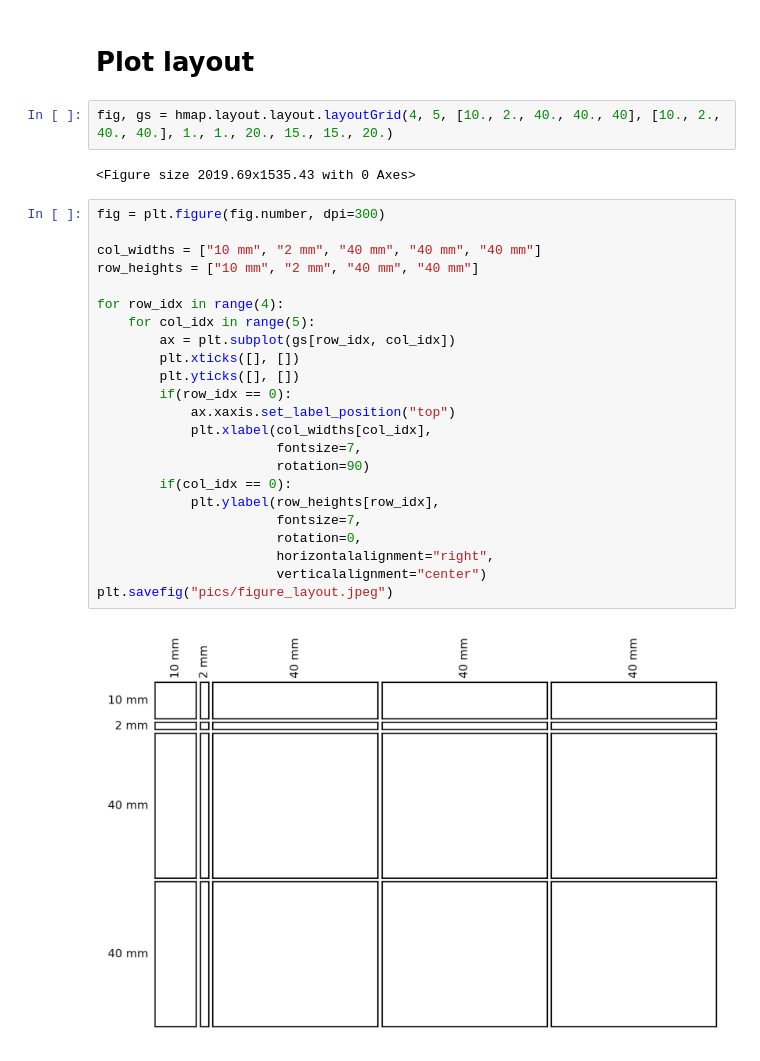
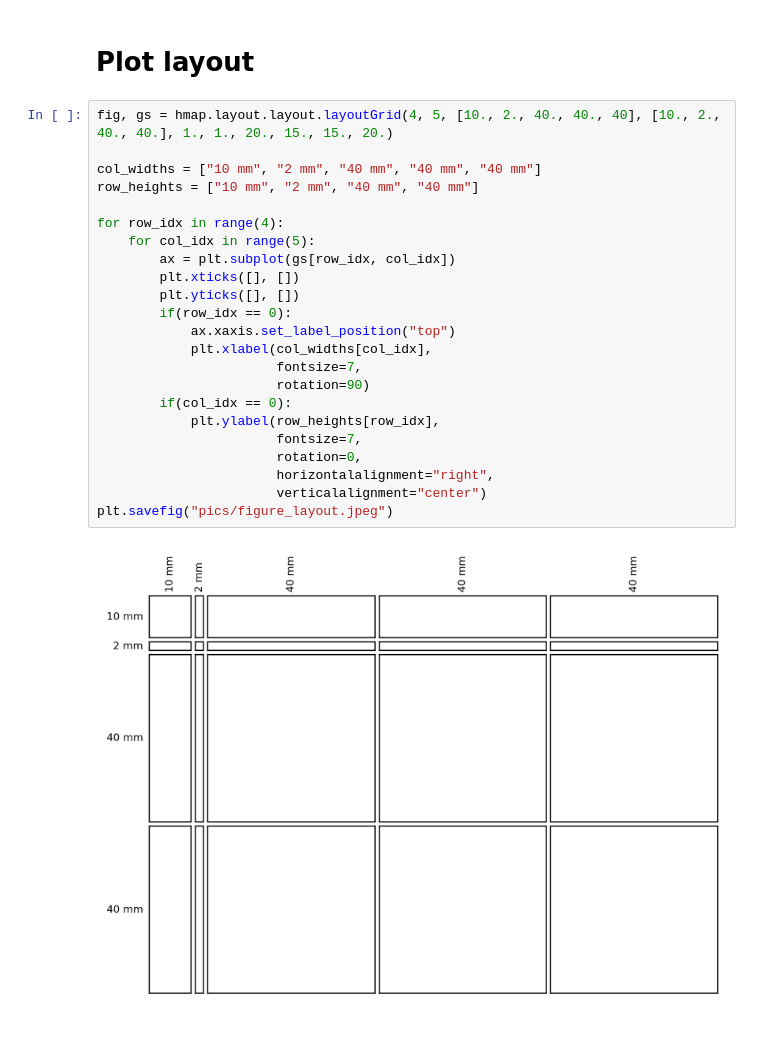
Before and after one commit to HiDiHlabs/hmap, a Jupyter notebook: jupyter_notebooks/hmap_example.ipynb, the cells around one changed output. Cells and saved outputs as stored; diff of their text form.

Commit message:
Adaptations in hmap_example.ipynb

```diff
--- a/jupyter_notebooks/hmap_example.ipynb
+++ b/jupyter_notebooks/hmap_example.ipynb
@@ -296,32 +296,28 @@ The inverse_transformed function was deprecated in Matplotlib 3.3 and will be re
 [figure]
 # %% [markdown]
 # Plot layout
-# %%
-fig, gs = hmap.layout.layout.layoutGrid(4, 5, [10., 2., 40., 40., 40], [10., 2., 40., 40.], 1., 1., 20., 15., 15., 20.)
-# %% [output]
-<Figure size 2019.69x1535.43 with 0 Axes>
 # %%
-fig = plt.figure(fig.number, dpi=300)
+fig, gs = hmap.layout.layout.layoutGrid(4, 5, [10., 2., 40., 40., 40], [10., 2., 40., 40.], 1., 1., 20., 15., 15., 20.)
 
 col_widths = ["10 mm", "2 mm", "40 mm", "40 mm", "40 mm"]
 row_heights = ["10 mm", "2 mm", "40 mm", "40 mm"]
 
 for row_idx in range(4):
     for col_idx in range(5):
         ax = plt.subplot(gs[row_idx, col_idx])
         plt.xticks([], [])
         plt.yticks([], [])
         if(row_idx == 0):
             ax.xaxis.set_label_position("top")
             plt.xlabel(col_widths[col_idx],
                        fontsize=7,
                        rotation=90)
         if(col_idx == 0):
             plt.ylabel(row_heights[row_idx],
                        fontsize=7,
                        rotation=0,
                        horizontalalignment="right",
                        verticalalignment="center")
 plt.savefig("pics/figure_layout.jpeg")
 # %% [output]
-[figure, old version]
+[figure, new version]
```
